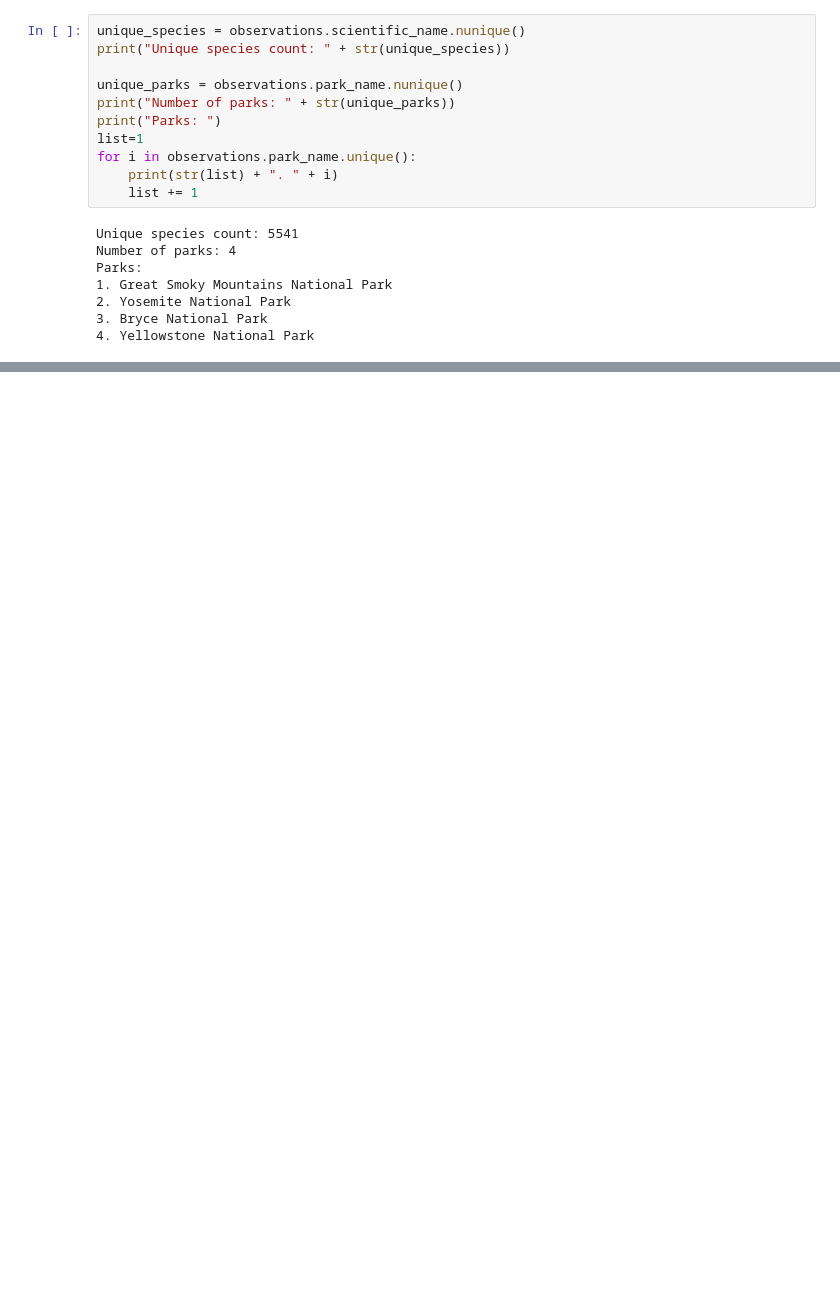
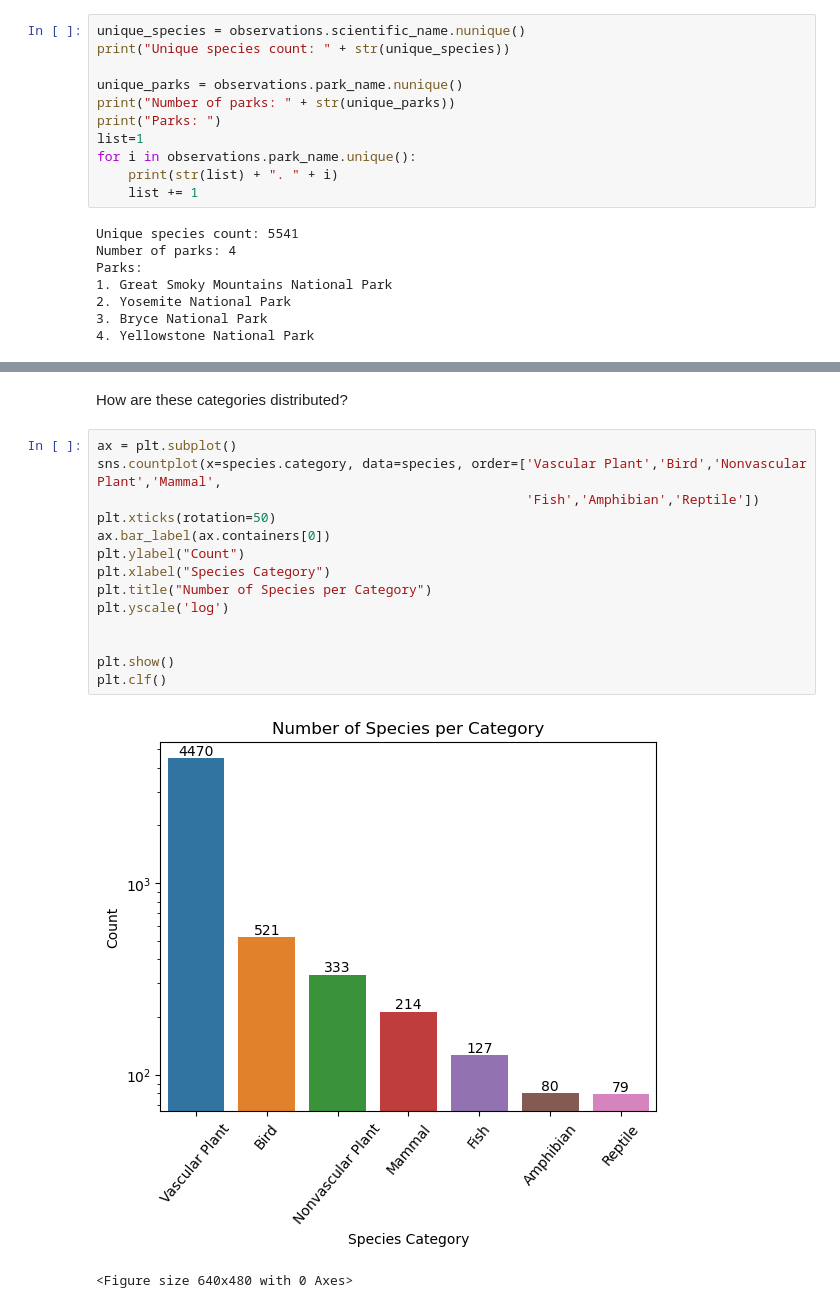
Before and after one commit to j591fletcher/National-Park-Biodiversity, a Jupyter notebook: biodiversity.ipynb, the cells around one changed output, grey strips where cells are left out. Cells and saved outputs as stored; diff of their text form; blank space fills up the shorter version.

```diff
--- a/biodiversity.ipynb
+++ b/biodiversity.ipynb
@@ -104,0 +240,19 @@ Parks:
+# %% [markdown]
+How are these categories distributed?
+# %%
+ax = plt.subplot()
+sns.countplot(x=species.category, data=species, order=['Vascular Plant','Bird','Nonvascular Plant','Mammal',
+                                                       'Fish','Amphibian','Reptile'])
+plt.xticks(rotation=50)
+ax.bar_label(ax.containers[0])
+plt.ylabel("Count")
+plt.xlabel("Species Category")
+plt.title("Number of Species per Category")
+plt.yscale('log')
+
+
+plt.show()
+plt.clf()
+# %% [output]
+[figure, added]
+<Figure size 640x480 with 0 Axes>
```
Also changed, not shown: parts of 15 cells of this notebook.
